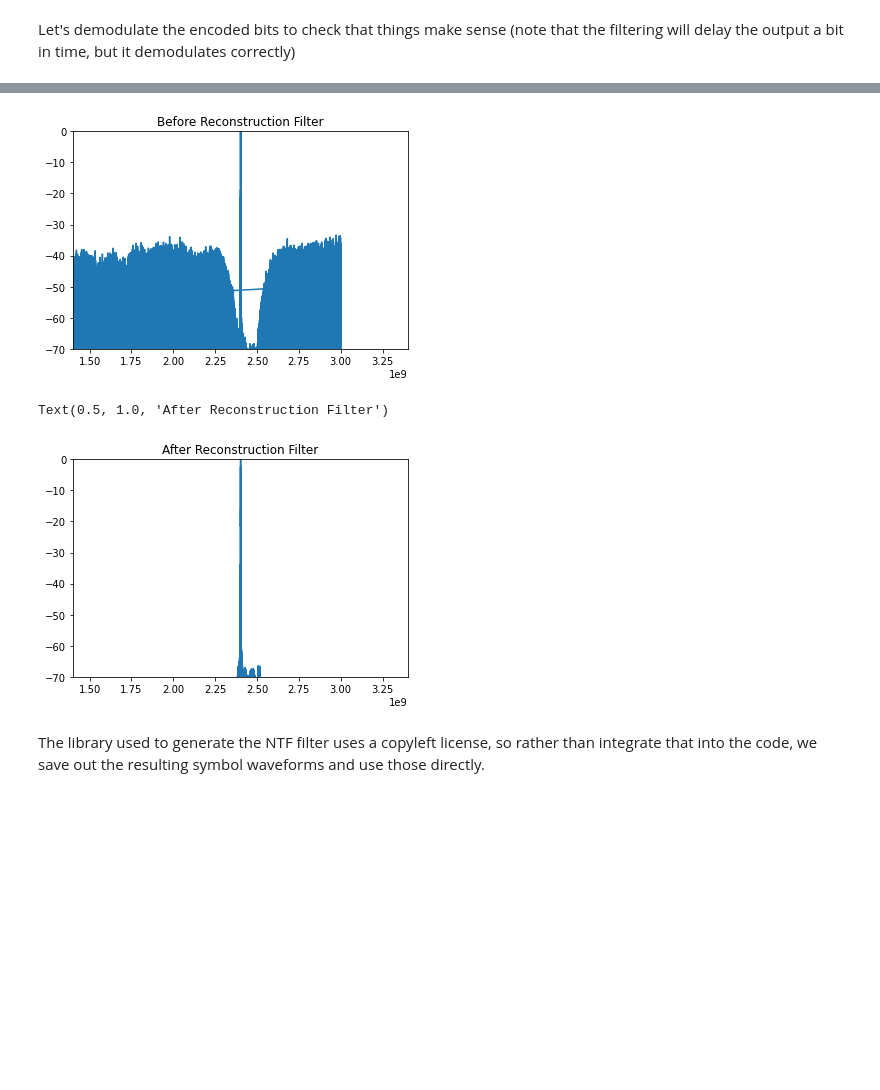
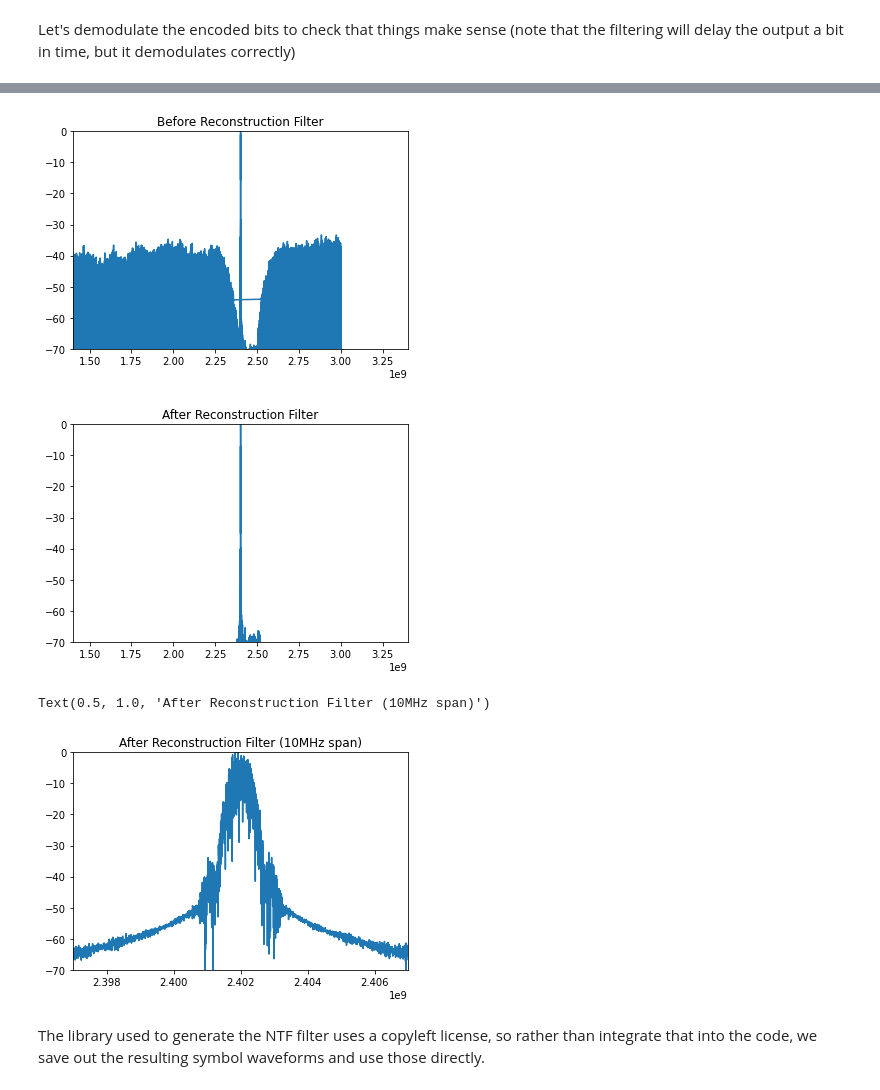
Before and after one commit to newhouseb/onebitbt, a Jupyter notebook: research/Transmission.ipynb, the cells around one changed output, grey strips where cells are left out. Saved outputs shown, nothing was run; the diff lists cells and outputs as text; code cells hidden in the pictures; blank space fills up the shorter version.

```diff
--- a/research/Transmission.ipynb
+++ b/research/Transmission.ipynb
@@ -655,24 +655,31 @@ plt.gca().set_xlim(0, 0.6e6)
 # %%
 fftout = np.abs(fft(out))
 fftout = fftout/np.max(fftout)
 
 plt.plot(fftfreq(len(out), d=1/sample_rate), 10*np.log(fftout))
 plt.gca().set_xlim(2.402e9 - 1000e6, 2.402e9 + 1000e6)
 plt.gca().set_ylim(-70, 0)
 plt.title("Before Reconstruction Filter")
 plt.show()
 
 fftm = np.abs(fft(np.convolve(out, impulse_response_6g, mode="same")))
 fftm = fftm/np.max(fftm)
 
 plt.plot(fftfreq(len(out), d=1/sample_rate), 10*np.log(fftm))
 plt.gca().set_xlim(2.402e9 - 1000e6, 2.402e9 + 1000e6)
 plt.gca().set_ylim(-70, 0)
 plt.title("After Reconstruction Filter")
+plt.show()
+
+plt.plot(fftfreq(len(out), d=1/sample_rate), 10*np.log(fftm))
+plt.gca().set_xlim(2.402e9 - 5e6, 2.402e9 + 5e6)
+plt.gca().set_ylim(-70, 0)
+plt.title("After Reconstruction Filter (10MHz span)")
 # %% [output]
-[figure, old version]
+[figure, new version]
+[figure]
-Text(0.5, 1.0, 'After Reconstruction Filter')
+Text(0.5, 1.0, 'After Reconstruction Filter (10MHz span)')
-[figure]
+[figure, added]
 # %% [markdown]
 The library used to generate the NTF filter uses a copyleft license, so rather than integrate that into the code, we save out the resulting symbol waveforms and use those directly.
 # %%
```
Also changed, not shown: parts of 2 cells of this notebook.
